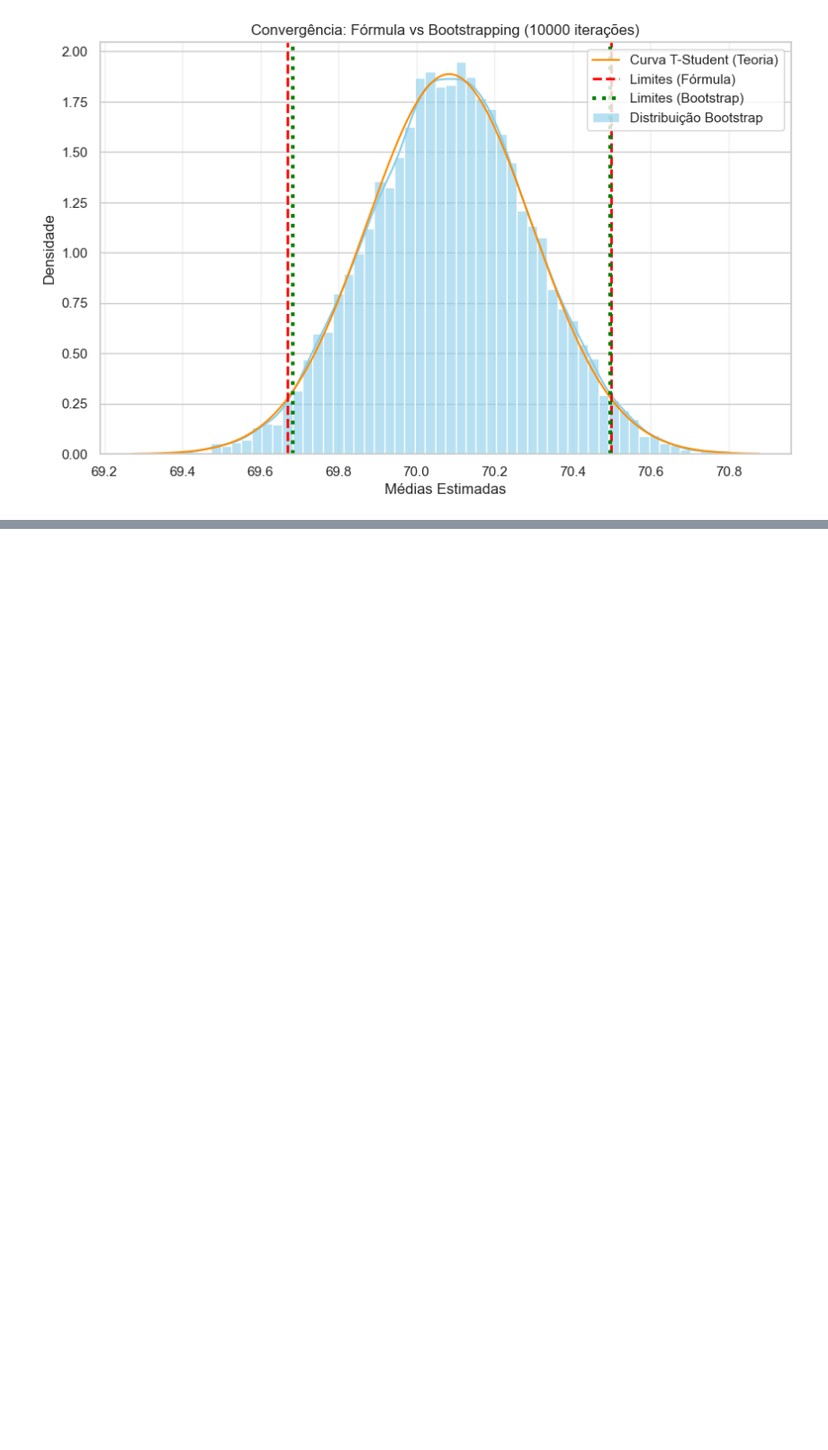
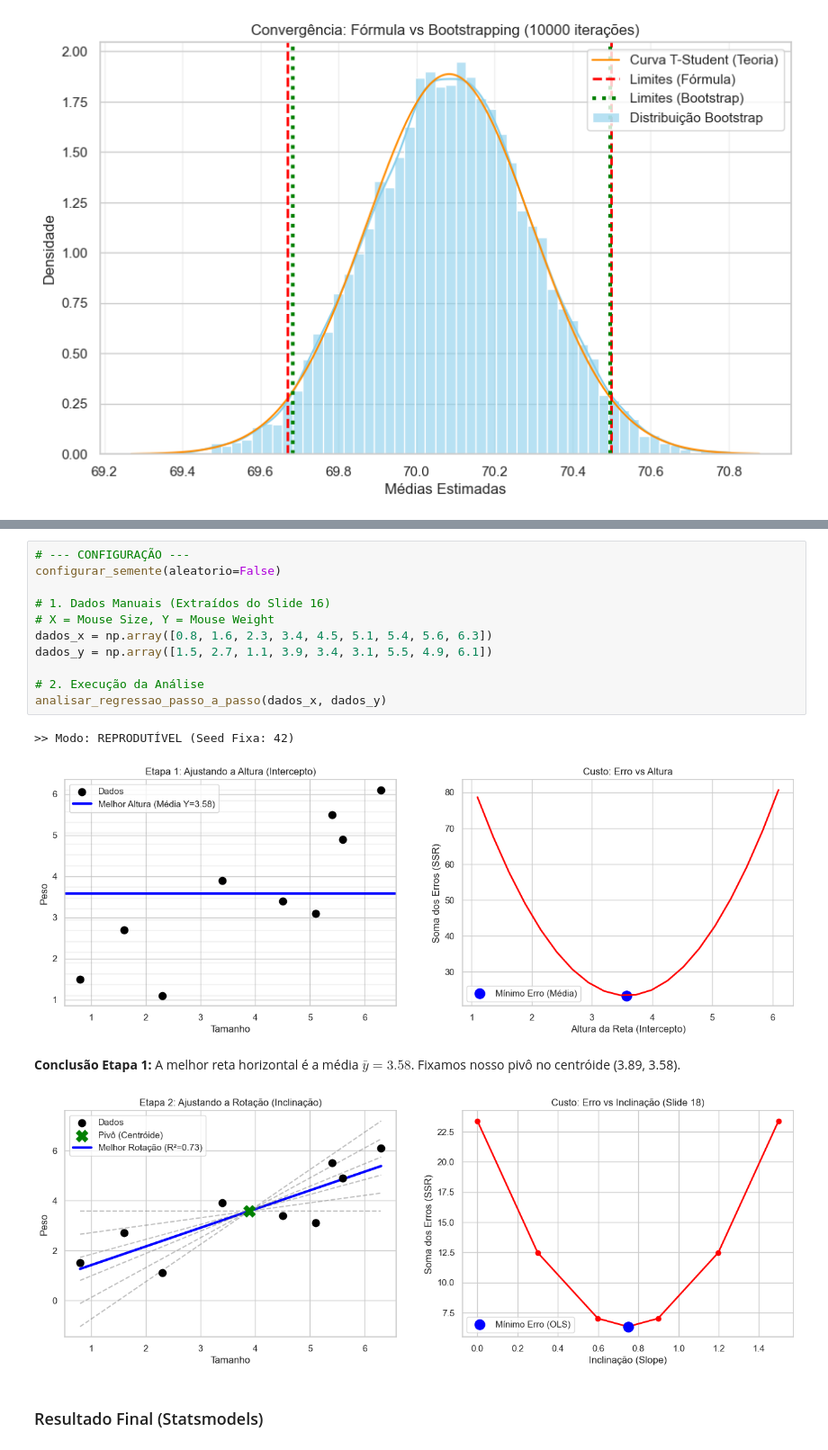
Before and after one commit to reali-705/matematica_computacional, a Jupyter notebook: atividades/atividade2-2.ipynb, the cells around one changed output, grey strips where cells are left out. Shown at 90% size. Saved outputs shown, nothing was run; the diff lists cells and outputs as text; blank space fills up the shorter version.

```diff
--- a/atividades/atividade2-2.ipynb
+++ b/atividades/atividade2-2.ipynb
@@ -602,0 +730,17 @@ analisar_bootstrap_vs_formula(dados_originais, NUM_REPETICOES_BOOTSTRAP, CONFIAN
+# %%
+# --- CONFIGURAÇÃO ---
+configurar_semente(aleatorio=False)
+
+# 1. Dados Manuais (Extraídos do Slide 16)
+# X = Mouse Size, Y = Mouse Weight
+dados_x = np.array([0.8, 1.6, 2.3, 3.4, 4.5, 5.1, 5.4, 5.6, 6.3])
+dados_y = np.array([1.5, 2.7, 1.1, 3.9, 3.4, 3.1, 5.5, 4.9, 6.1])
+
+# 2. Execução da Análise
+analisar_regressao_passo_a_passo(dados_x, dados_y)
+# %% [output]
+>> Modo: REPRODUTÍVEL (Seed Fixa: 42)
+[figure, added]
+**Conclusão Etapa 1:** A melhor reta horizontal é a média $\bar{y} = 3.58$. Fixamos nosso pivô no centróide (3.89, 3.58).
+[figure, added]
+### Resultado Final (Statsmodels)
```
Also changed, not shown: parts of 4 cells of this notebook, 1 other file.
